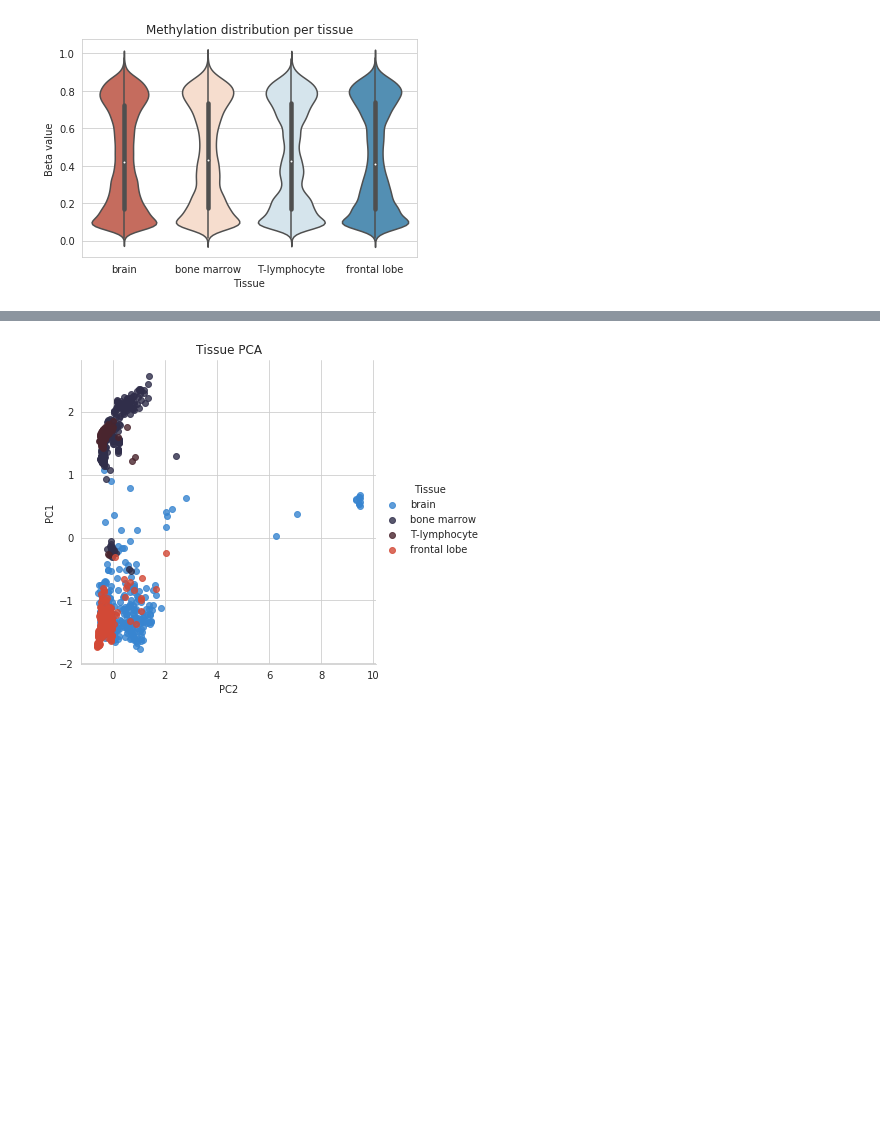
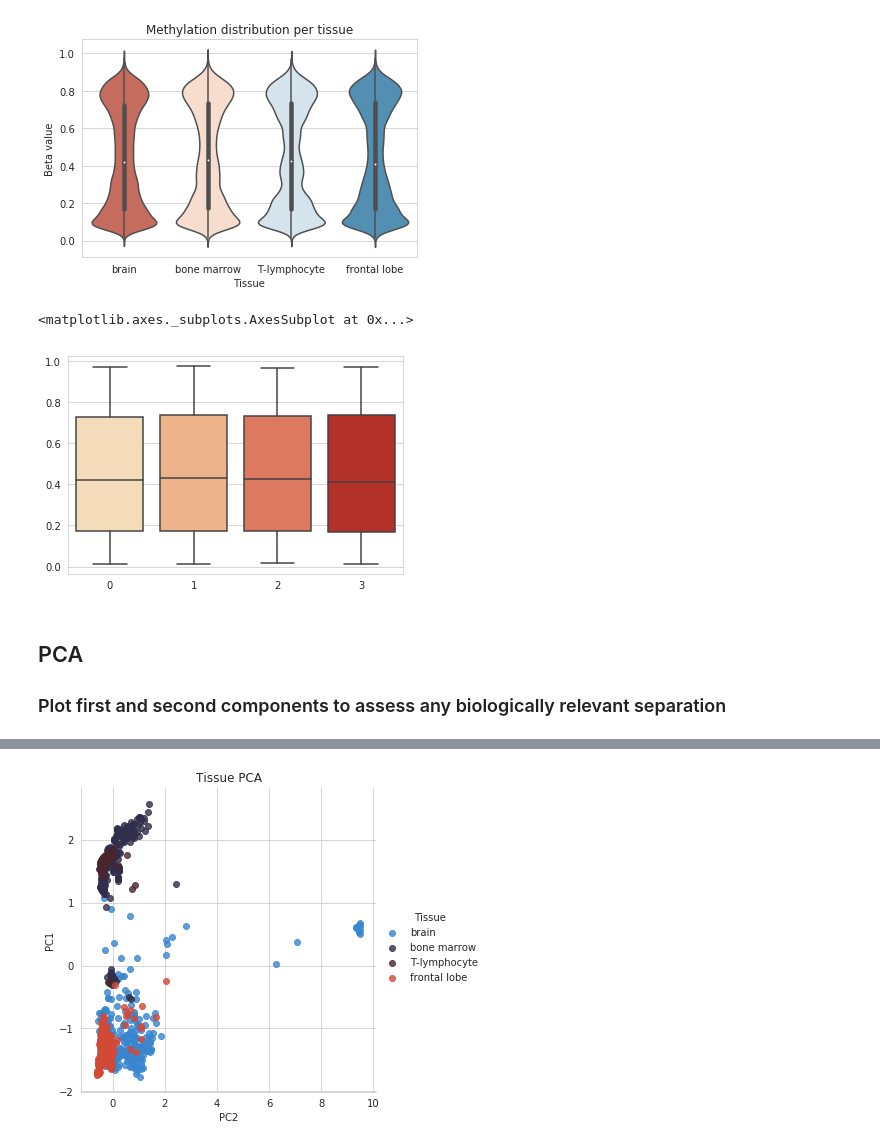
Before and after one commit to xroopnar/SPUG2019, a Jupyter notebook: Examples.ipynb, the cells around one changed output, grey strips where cells are left out. Cells and saved outputs as stored; diff of their text form; code cells hidden in the pictures; blank space fills up the shorter version.

```diff
--- a/Examples.ipynb
+++ b/Examples.ipynb
@@ -124,3 +145,12 @@ plt.show()
+# %%
+
+sns.boxplot(data=tissue_dist,palette="OrRd")
+# %% [output]
+<matplotlib.axes._subplots.AxesSubplot at 0x...>
+[figure, added]
+# %% [markdown]
+## PCA
+### Plot first and second components to assess any biologically relevant separation
 # %%
 pca = PCA(n_components=100)
 pc = pca.fit_transform(data)
```
Also changed, not shown: parts of 19 cells of this notebook.
